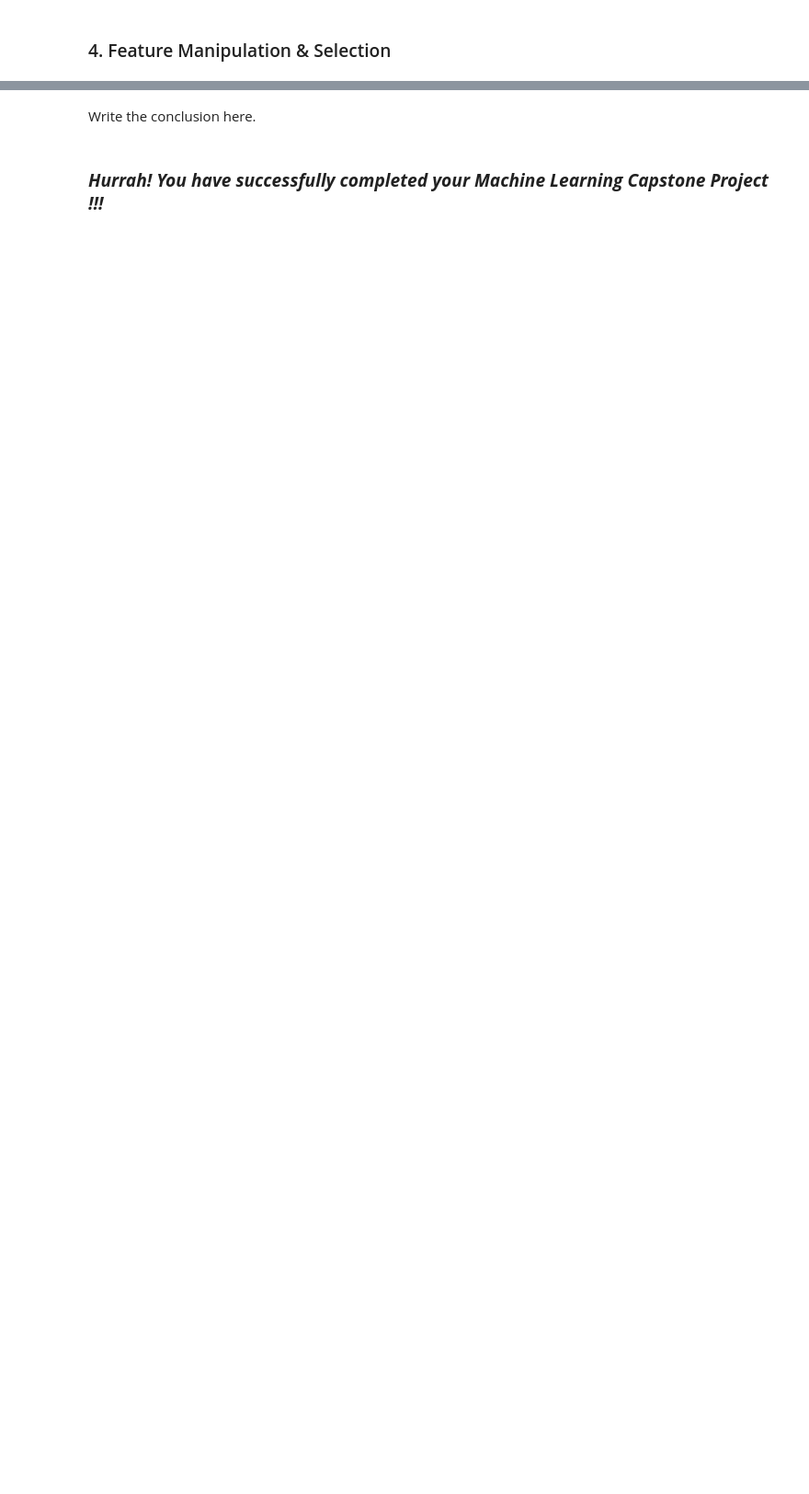
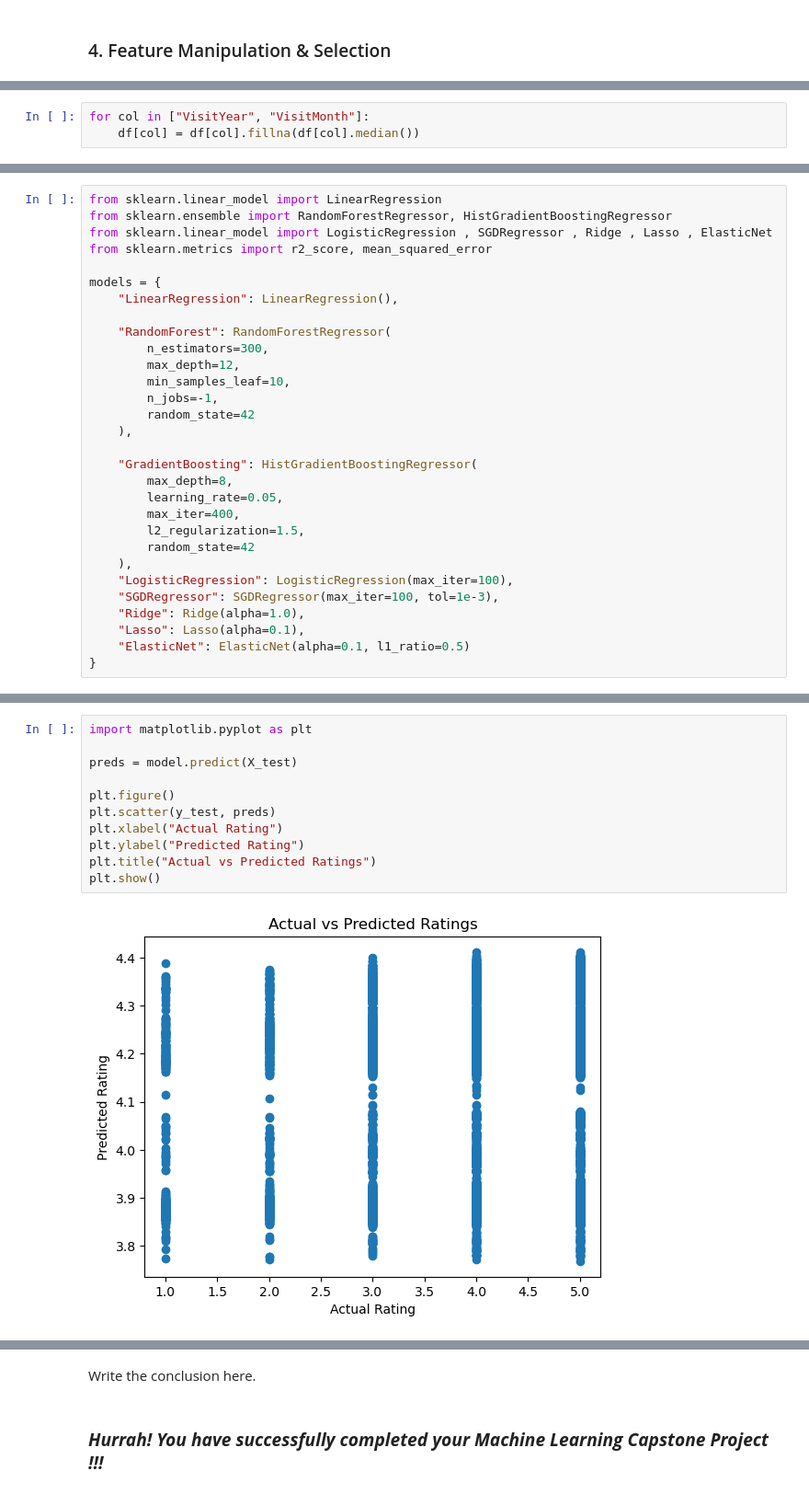
Before and after one commit to viraj-gavade/Tourism-Experience-Analytics, a Jupyter notebook: notebooks/experiments.ipynb, the cells around one changed output, grey strips where cells are left out. Shown at 92% size. Cells and saved outputs as stored; diff of their text form; blank space fills up the shorter version.

```diff
--- a/notebooks/experiments.ipynb
+++ b/notebooks/experiments.ipynb
@@ -1641,0 +1024,3 @@ Answer Here.
+# %%
+for col in ["VisitYear", "VisitMonth"]:
+    df[col] = df[col].fillna(df[col].median())
@@ -1641,0 +1074,30 @@ Answer Here.
+# %%
+from sklearn.linear_model import LinearRegression
+from sklearn.ensemble import RandomForestRegressor, HistGradientBoostingRegressor
+from sklearn.linear_model import LogisticRegression , SGDRegressor , Ridge , Lasso , ElasticNet
+from sklearn.metrics import r2_score, mean_squared_error
+
+models = {
+    "LinearRegression": LinearRegression(),
+
+    "RandomForest": RandomForestRegressor(
+        n_estimators=300,
+        max_depth=12,
+        min_samples_leaf=10,
+        n_jobs=-1,
+        random_state=42
+    ),
+
+    "GradientBoosting": HistGradientBoostingRegressor(
+        max_depth=8,
+        learning_rate=0.05,
+        max_iter=400,
+        l2_regularization=1.5,
+        random_state=42
+    ),
+    "LogisticRegression": LogisticRegression(max_iter=100),
+    "SGDRegressor": SGDRegressor(max_iter=100, tol=1e-3),
+    "Ridge": Ridge(alpha=1.0),
+    "Lasso": Lasso(alpha=0.1),
+    "ElasticNet": ElasticNet(alpha=0.1, l1_ratio=0.5)
+}
@@ -1641,0 +1203,13 @@ Answer Here.
+# %%
+import matplotlib.pyplot as plt
+
+preds = model.predict(X_test)
+
+plt.figure()
+plt.scatter(y_test, preds)
+plt.xlabel("Actual Rating")
+plt.ylabel("Predicted Rating")
+plt.title("Actual vs Predicted Ratings")
+plt.show()
+# %% [output]
+[figure, added]
```
Also changed, not shown: parts of 129 cells of this notebook, 3 other files.
